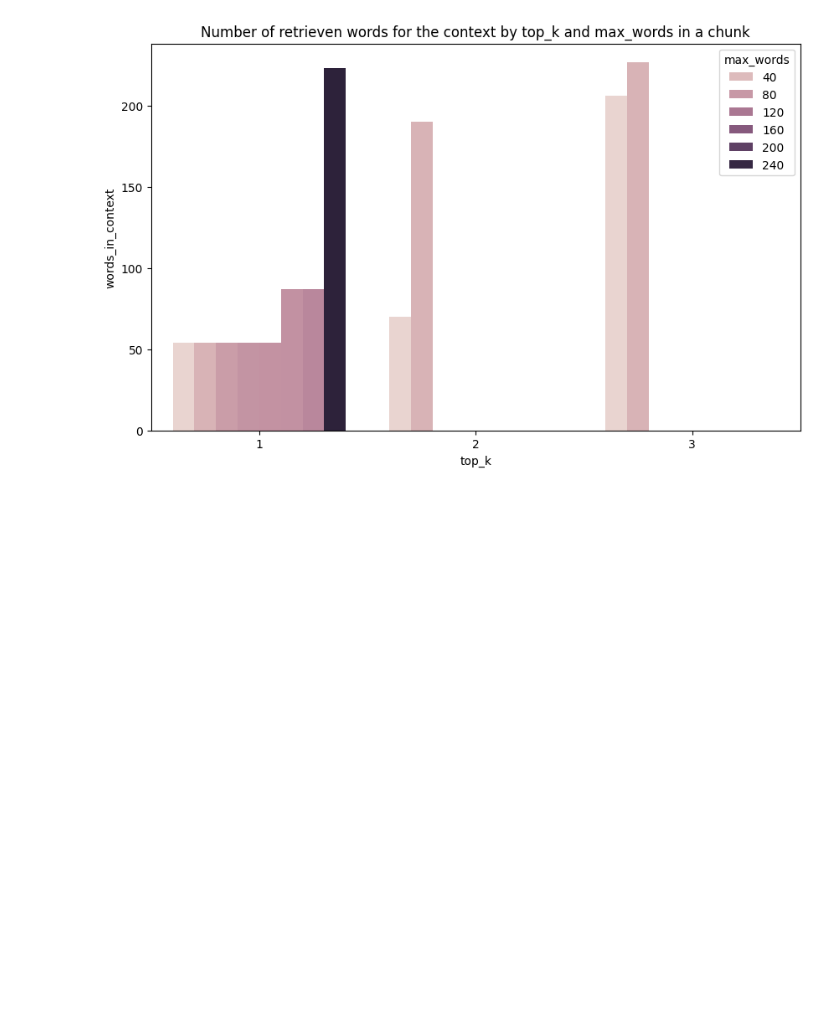
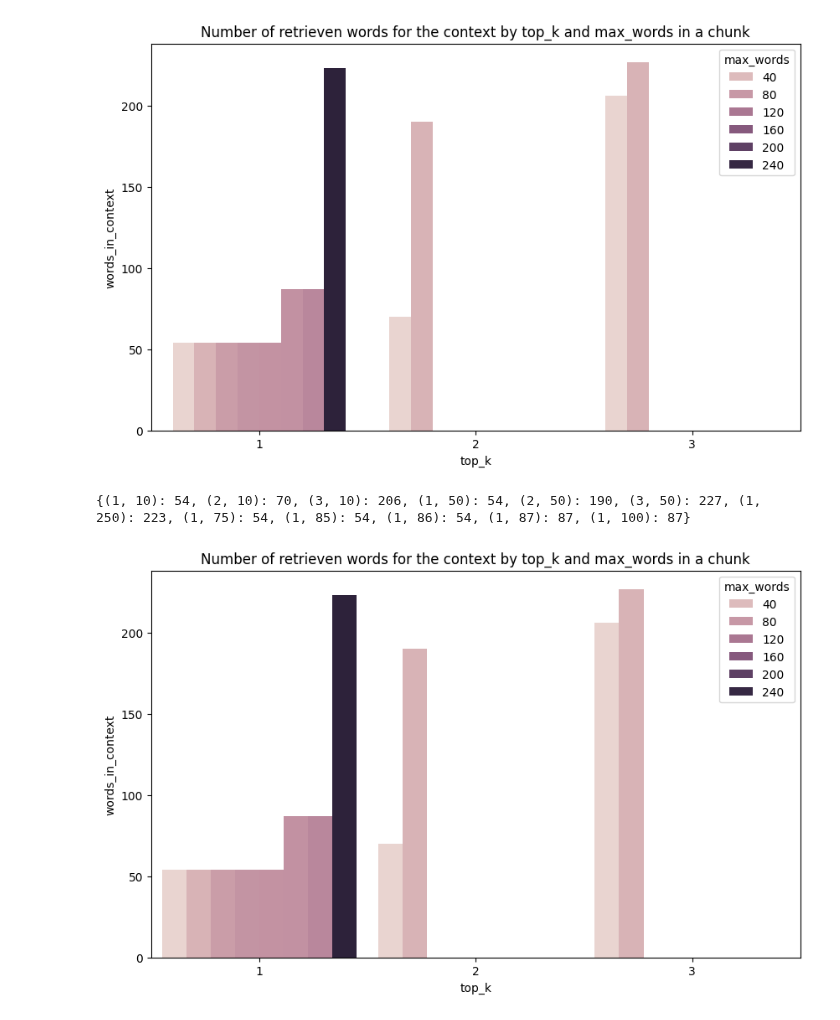
Before and after one commit to oixchi/mathesis, a Jupyter notebook: macode.ipynb, the cells around one changed output. Saved outputs shown, nothing was run; the diff lists cells and outputs as text; code cells hidden in the pictures; blank space fills up the shorter version.

```diff
--- a/macode.ipynb
+++ b/macode.ipynb
@@ -751,3 +751,41 @@ plt.legend(title="max_words")
 plt.show()
 # %% [output]
 [figure]
+# %%
+import matplotlib.pyplot as plt
+import seaborn as sns
+import pandas as pd
+
+# Provided data
+max_words_values = [10, 10, 10, 50, 50, 50, 250, 75, 85, 86, 87, 100]
+top_k_values = [1, 2, 3, 1, 2, 3, 1, 1, 1, 1, 1, 1]
+words_in_context_values = [54, 70, 206, 54, 190, 227, 223, 54, 54, 54, 87, 87]
+
+# Convert data to a DataFrame format for easy plotting
+data = pd.DataFrame({
+    'max_words': max_words_values,
+    'top_k': top_k_values,
+    'words_in_context': words_in_context_values
+})
+# Create a dictionary to map (top_k, max_words) to words_in_context
+data_dict = {}
+
+for top_k, max_words, words_in_context in zip(top_k_values, max_words_values, words_in_context_values):
+    data_dict[(top_k, max_words)] = words_in_context
+
+# Display the dictionary
+print(data_dict)
+
+# Plot a bar plot
+plt.figure(figsize=(10, 6))
+ax = sns.barplot(data=data, x='top_k', y='words_in_context', hue='max_words', width=0.9)
+
+# Labeling
+plt.xlabel("top_k")
+plt.ylabel("words_in_context")
+plt.title("Number of retrieven words for the context by top_k and max_words in a chunk")
+plt.legend(title="max_words")
+plt.show()
+# %% [output]
+{(1, 10): 54, (2, 10): 70, (3, 10): 206, (1, 50): 54, (2, 50): 190, (3, 50): 227, (1, 250): 223, (1, 75): 54, (1, 85): 54, (1, 86): 54, (1, 87): 87, (1, 100): 87}
+[figure, added]
```
Also changed, not shown: parts of 1 cell of this notebook.
